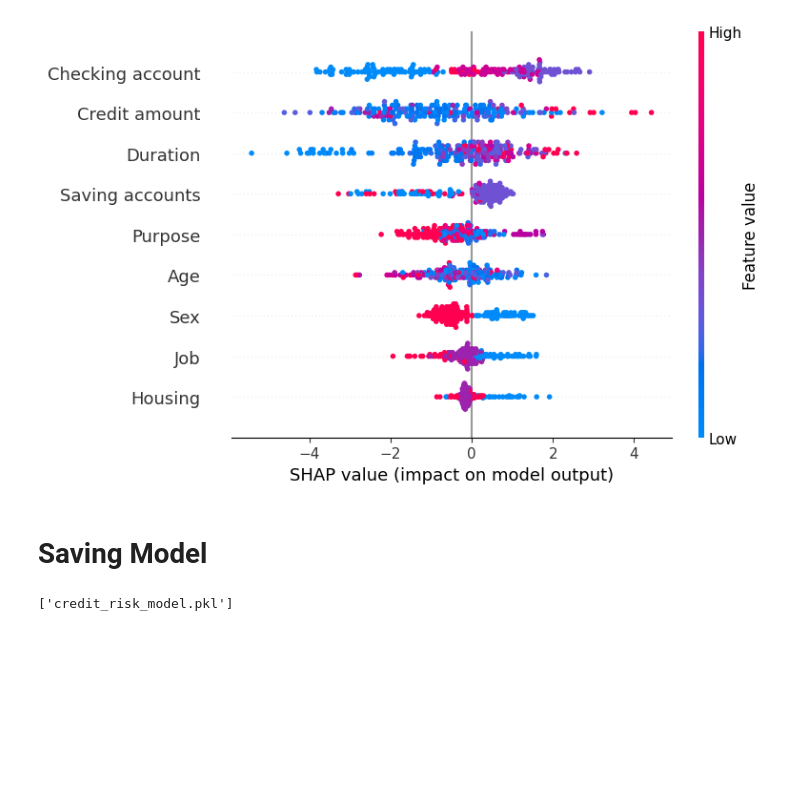
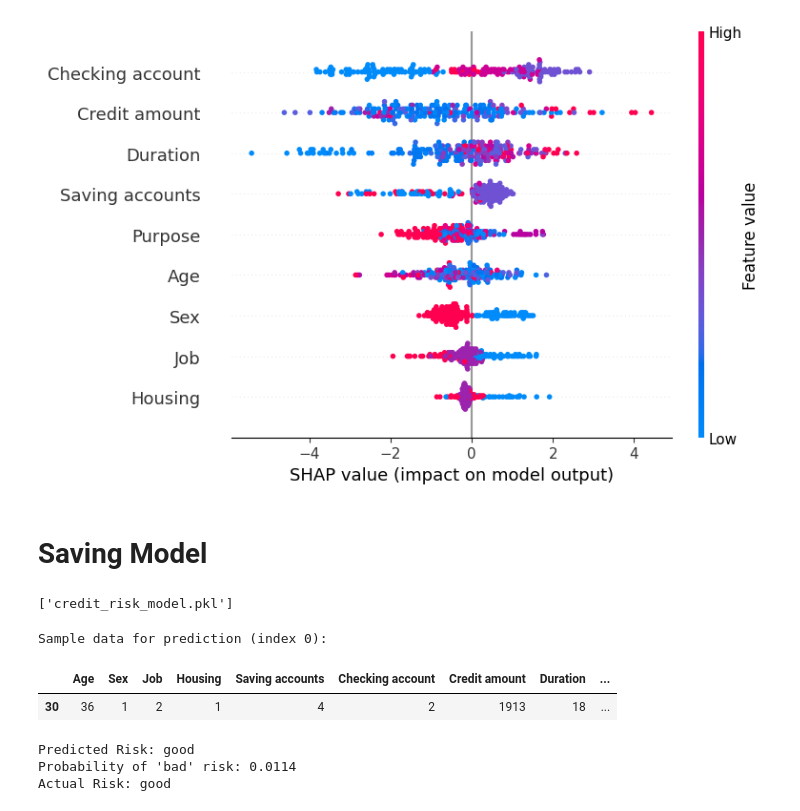
Before and after one commit to MariamW20/Credit_Risk_Prediction, a Jupyter notebook: Credit_Risk_Prediction.ipynb, the cells around one changed output. Cells and saved outputs as stored; diff of their text form; code cells hidden in the pictures; blank space fills up the shorter version.

```diff
--- a/Credit_Risk_Prediction.ipynb
+++ b/Credit_Risk_Prediction.ipynb
@@ -51,11 +49,12 @@ Requirement already satisfied: six>=1.5 in /usr/local/lib/python3.12/dist-packag
 # %% [markdown]
 # **Uploading the Dataset from the Machine**
 # %%
-from google.colab import files
-uploaded = files.upload()
+from google.colab import drive
+drive.mount('/content/drive')
 
-filename = list(uploaded.keys())[0]
-df = pd.read_csv(filename)
+# Please replace 'your_path_to_file' with the actual path to your CSV file in Google Drive
+file_path = '/content/drive/MyDrive/german_credit_data.csv'
+df = pd.read_csv(file_path)
 
 # Clean column names (removes hidden spaces)
 df.columns = df.columns.str.strip()
@@ -271,3 +269,28 @@ shap.summary_plot(shap_values, X_test)
 joblib.dump(model, "credit_risk_model.pkl")
 # %% [output]
 ['credit_risk_model.pkl']
+# %%
+# Select a sample from the test set for prediction
+sample_index = 0 # You can change this index to test different samples
+sample_data = X_test.iloc[[sample_index]]
+
+print(f"Sample data for prediction (index {sample_index}):")
+display(sample_data)
+
+# Make a prediction using the trained model
+single_prediction = model.predict(sample_data)
+single_prediction_proba = model.predict_proba(sample_data)[:, 1]
+
+# Map the numerical prediction back to 'good' or 'bad'
+risk_label = 'bad' if single_prediction[0] == 1 else 'good'
+
+print(f"\nPredicted Risk: {risk_label}")
+print(f"Probability of 'bad' risk: {single_prediction_proba[0]:.4f}")
+print(f"Actual Risk: {'bad' if y_test.iloc[sample_index] == 1 else 'good'}")
+# %% [output]
+Sample data for prediction (index 0):
+|  | Age | Sex | Job | Housing | Saving accounts | Checking account | Credit amount | Duration | ... |
+| 30 | 36 | 1 | 2 | 1 | 4 | 2 | 1913 | 18 | ... |
+Predicted Risk: good
+Probability of 'bad' risk: 0.0114
+Actual Risk: good
```
Also changed, not shown: parts of 3 cells of this notebook.
